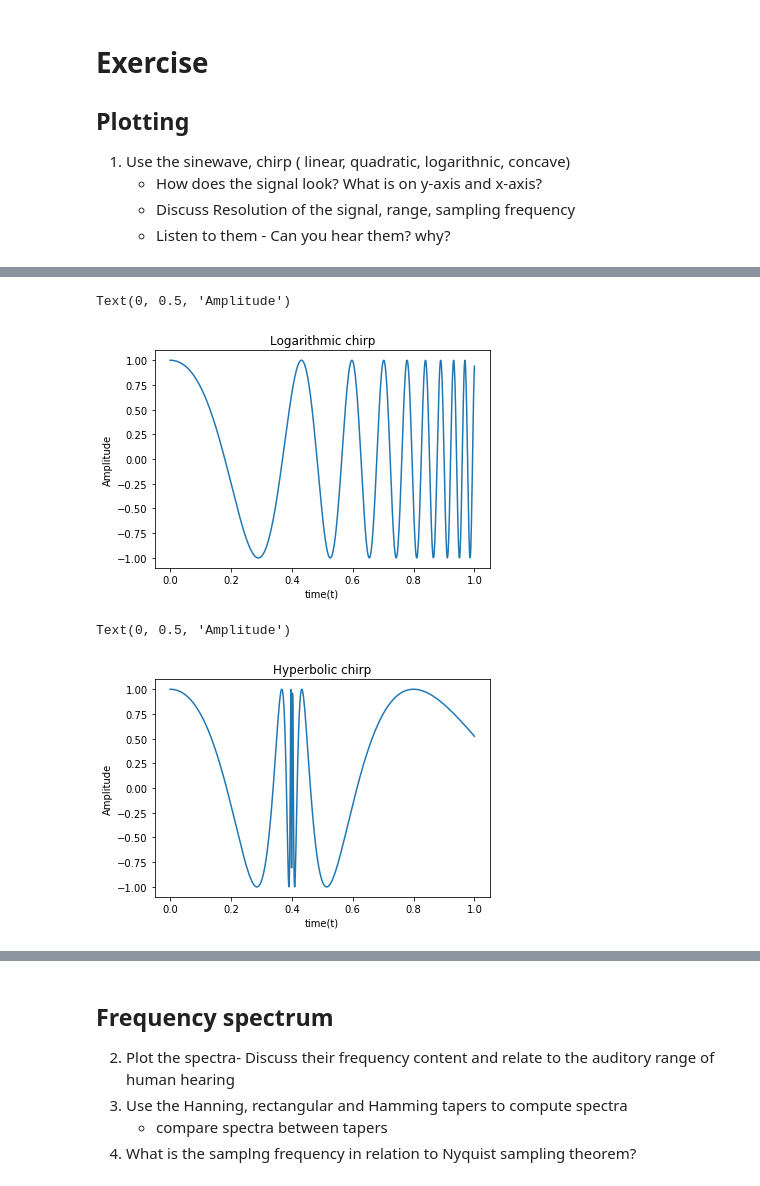
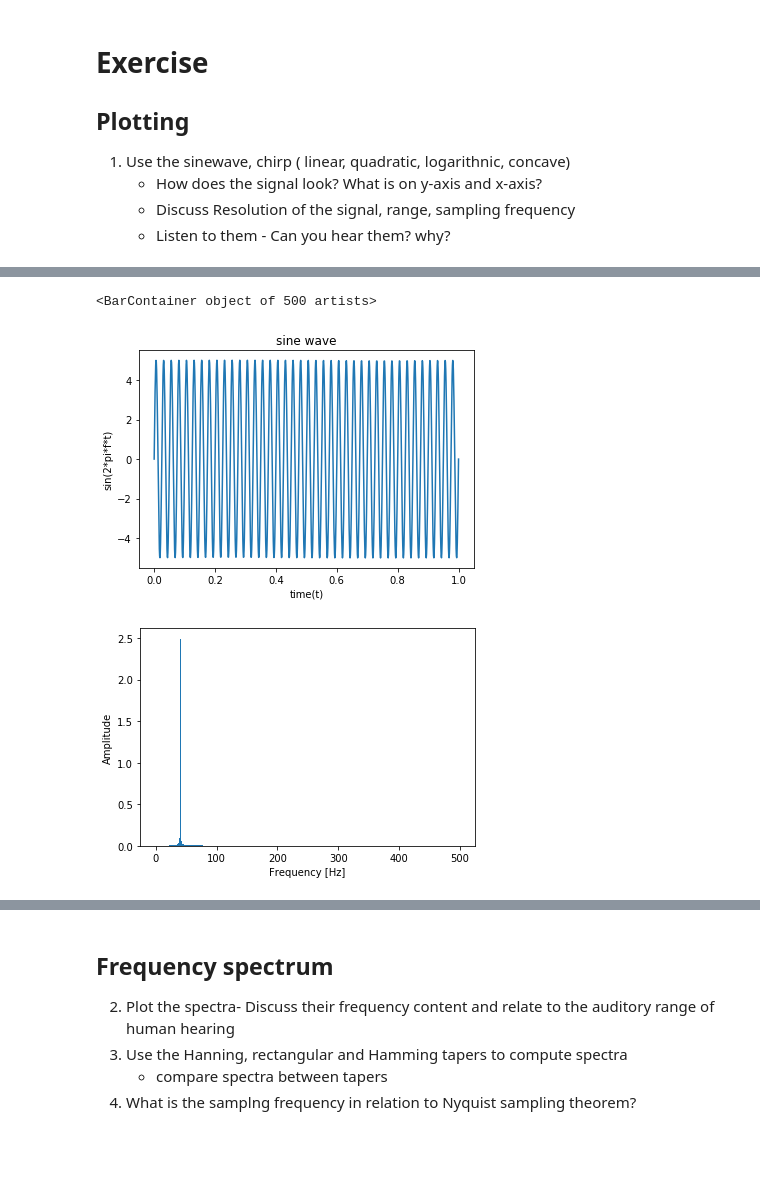
Before and after one commit to finetard/BM5150-NSP, a Jupyter notebook: bm19mtech11006/tutorial_1_basics.ipynb, the cells around one changed output, grey strips where cells are left out. Drawn from its saved outputs; the diff is of its cells as text; code cells hidden in the pictures; blank space fills up the shorter version.

```diff
--- a/bm19mtech11006/tutorial_1_basics.ipynb
+++ b/bm19mtech11006/tutorial_1_basics.ipynb
@@ -44,18 +12,30 @@ Text(0, 0.5, 'Amplitude')
-# %%
-y = sig.chirp(t, 1, .2, 2, method="logarithmic")
-plt.plot(t,y)
-plt.title("Logarithmic chirp")
-plt.xlabel("time(t)")
-plt.ylabel("Amplitude")
-# %% [output]
-Text(0, 0.5, 'Amplitude')
-[figure, removed]
-# %%
-y = sig.chirp(t, 1, .2, 2, method="hyperbolic")
-plt.plot(t,y)
-plt.title("Hyperbolic chirp")
-plt.xlabel("time(t)")
-plt.ylabel("Amplitude")
-# %% [output]
-Text(0, 0.5, 'Amplitude')
-[figure, removed]
+# %%
+########################## SINE WAVE ################################
+
+#Time domain
+N = 1000 # number of samples
+n = np.linspace(0,1,N) # discrete time
+f = 40
+y_sin = 5 *np.sin(2*np.pi*f*n)
+
+plt.figure()
+plt.plot(n,y_sin)
+plt.title("sine wave")
+plt.xlabel("time(t)")
+plt.ylabel("sin(2*pi*f*t)")
+
+# Frequency domain
+
+fft = np.fft.fft(y_sin)
+T = n[1] - n[0]  # sampling interval
+
+# 1/T = frequency
+f = np.linspace(0, 1 / T, N)
+plt.figure()
+plt.ylabel("Amplitude")
+plt.xlabel("Frequency [Hz]")
+plt.bar(f[:N // 2], np.abs(fft)[:N // 2] * 1 / N, width=1.5)  # 1 / N is a normalization factor
+# %% [output]
+<BarContainer object of 500 artists>
+[figure, added]
+[figure, added]
```
Also changed, not shown: parts of 8 cells of this notebook.
